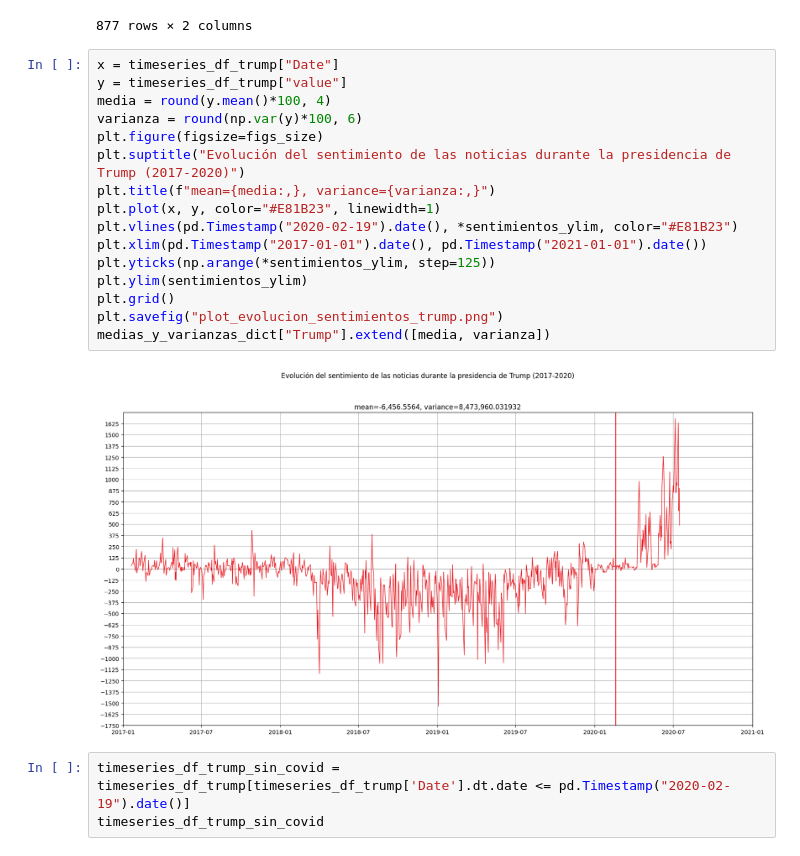
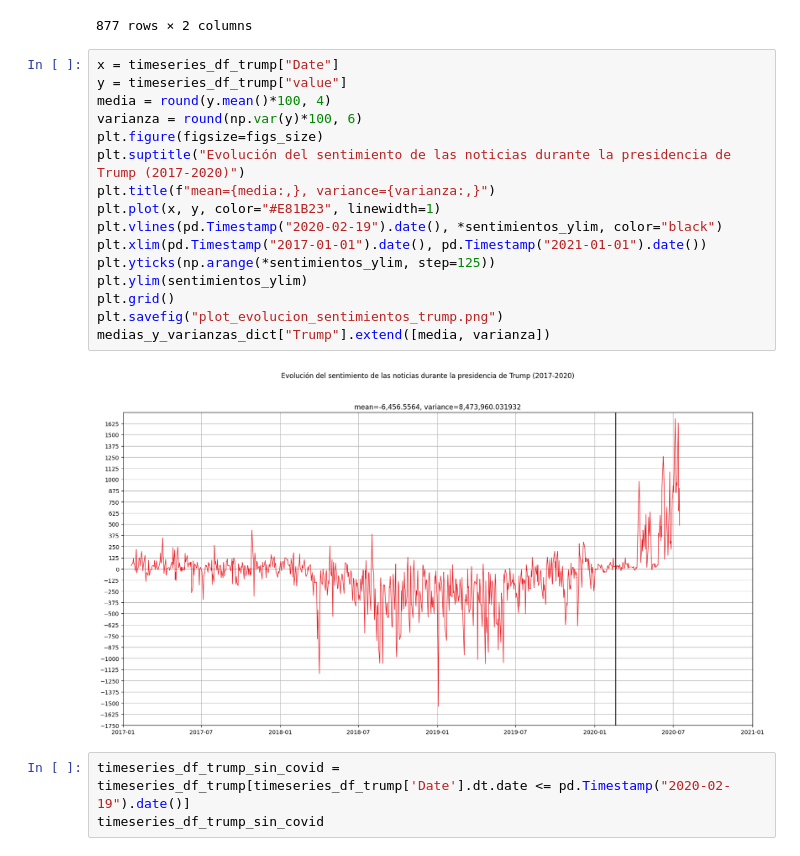
Before and after one commit to kliniik/US-Tech-Stock, a Jupyter notebook: notebooks/Sergio/Entrega 4.ipynb, the cells around one changed output. Saved outputs shown, nothing was run; the diff lists cells and outputs as text.

```diff
--- a/notebooks/Sergio/Entrega 4.ipynb
+++ b/notebooks/Sergio/Entrega 4.ipynb
@@ -198,21 +198,21 @@ timeseries_df_trump
 # %%
 x = timeseries_df_trump["Date"]
 y = timeseries_df_trump["value"]
 media = round(y.mean()*100, 4)
 varianza = round(np.var(y)*100, 6)
 plt.figure(figsize=figs_size)
 plt.suptitle("Evolución del sentimiento de las noticias durante la presidencia de Trump (2017-2020)")
 plt.title(f"mean={media:,}, variance={varianza:,}")
 plt.plot(x, y, color="#E81B23", linewidth=1)
-plt.vlines(pd.Timestamp("2020-02-19").date(), *sentimientos_ylim, color="#E81B23")
+plt.vlines(pd.Timestamp("2020-02-19").date(), *sentimientos_ylim, color="black")
 plt.xlim(pd.Timestamp("2017-01-01").date(), pd.Timestamp("2021-01-01").date())
 plt.yticks(np.arange(*sentimientos_ylim, step=125))
 plt.ylim(sentimientos_ylim)
 plt.grid()
 plt.savefig("plot_evolucion_sentimientos_trump.png")
 medias_y_varianzas_dict["Trump"].extend([media, varianza])
 # %% [output]
-[figure, old version]
+[figure, new version]
 # %%
 timeseries_df_trump_sin_covid = timeseries_df_trump[timeseries_df_trump['Date'].dt.date <= pd.Timestamp("2020-02-19").date()]
 timeseries_df_trump_sin_covid
```
Also changed, not shown: parts of 7 cells of this notebook, 9 other files.
